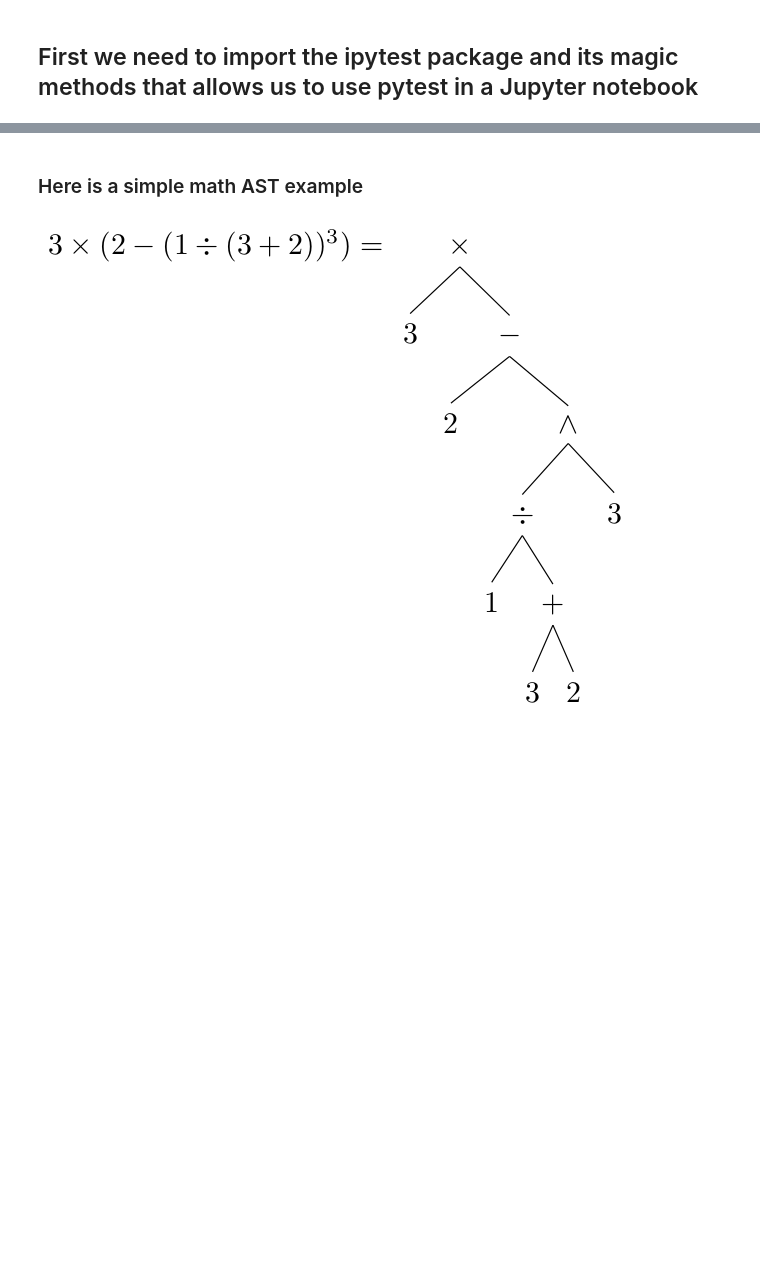
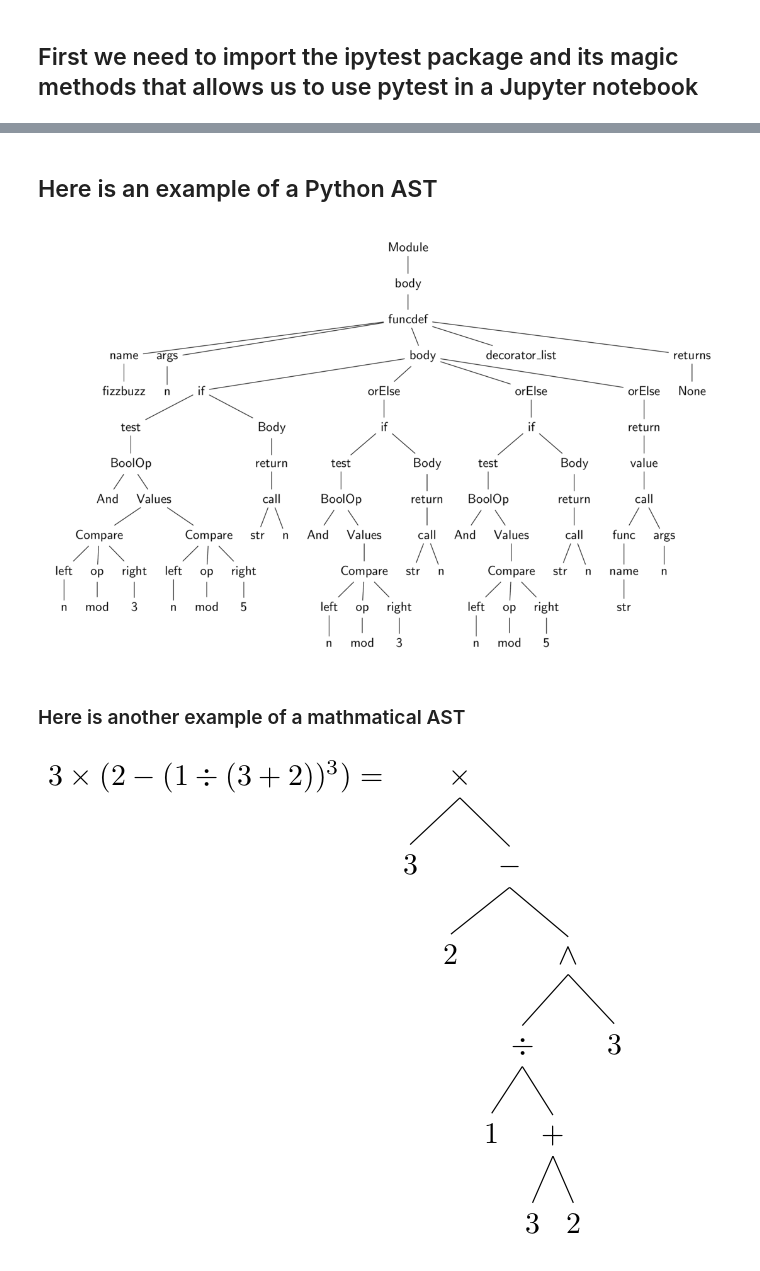
Before and after one commit to jcamier/pytest-docker, a Jupyter notebook: projects/pytest_tutorial.ipynb, the cells around one changed output, grey strips where cells are left out. Drawn from its saved outputs; the diff is of its cells as text; code cells hidden in the pictures; blank space fills up the shorter version.

```diff
--- a/projects/pytest_tutorial.ipynb
+++ b/projects/pytest_tutorial.ipynb
@@ -48,5 +56,12 @@ https://www.mattlayman.com/blog/2018/decipher-python-ast/
 # %% [markdown]
-### Here is a simple math AST example
+## Here is an example of a Python AST
+# %%
+from IPython.display import Image
+Image(filename='../images/ast_python_ex.png')
+# %% [output]
+[figure, added]
+# %% [markdown]
+### Here is another example of a mathmatical AST
 # %%
 from IPython.display import Image
 Image(filename='../images/math_ast_example.png')
```
Also changed, not shown: parts of 9 cells of this notebook, 2 other files.
